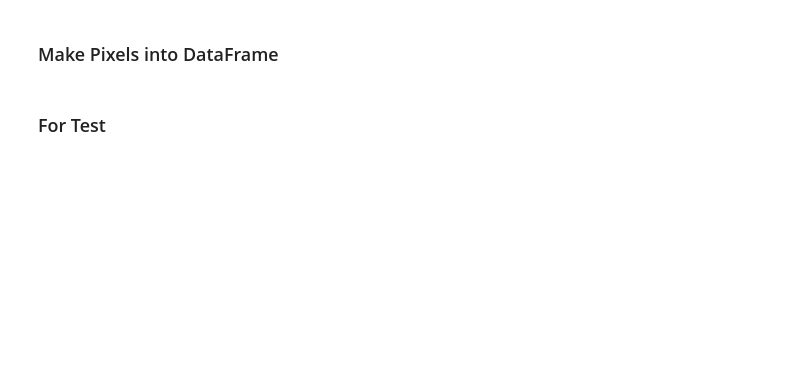
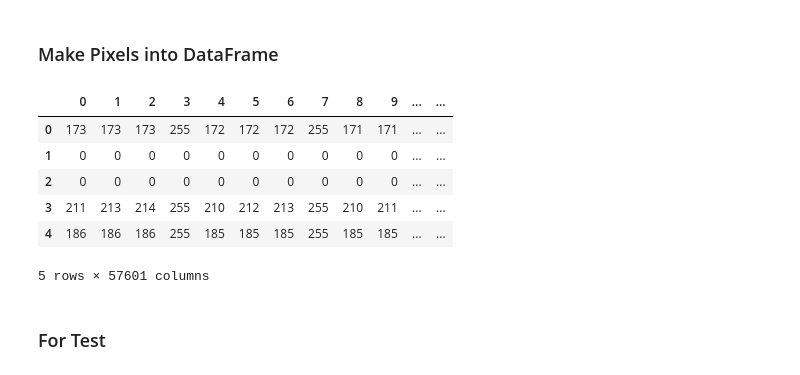
Before and after one commit to MACHINE-LEARNING-FOR-MEDIA-2024/Fianl_Project_Draft, a Jupyter notebook: HW06.ipynb, the cells around one changed output. Drawn from its saved outputs; the diff is of its cells as text; code cells hidden in the pictures; blank space fills up the shorter version.

```diff
--- a/HW06.ipynb
+++ b/HW06.ipynb
@@ -528,6 +538,16 @@ display(make_image(pixel_data[10], width=120))
 # %%
 train_df = pd.DataFrame(pixel_data)
 train_df["label"] = label_data
+# %%
+train_df.head()
+# %% [output]
+|  | 0 | 1 | 2 | 3 | 4 | 5 | 6 | 7 | 8 | 9 | ... | ... |
+| 0 | 173 | 173 | 173 | 255 | 172 | 172 | 172 | 255 | 171 | 171 | ... | ... |
+| 1 | 0 | 0 | 0 | 0 | 0 | 0 | 0 | 0 | 0 | 0 | ... | ... |
+| 2 | 0 | 0 | 0 | 0 | 0 | 0 | 0 | 0 | 0 | 0 | ... | ... |
+| 3 | 211 | 213 | 214 | 255 | 210 | 212 | 213 | 255 | 210 | 211 | ... | ... |
+| 4 | 186 | 186 | 186 | 255 | 185 | 185 | 185 | 255 | 185 | 185 | ... | ... |
+5 rows × 57601 columns
 # %% [markdown]
 ### For Test
 # %%
```
Also changed, not shown: parts of 28 cells of this notebook, 1 other file.
